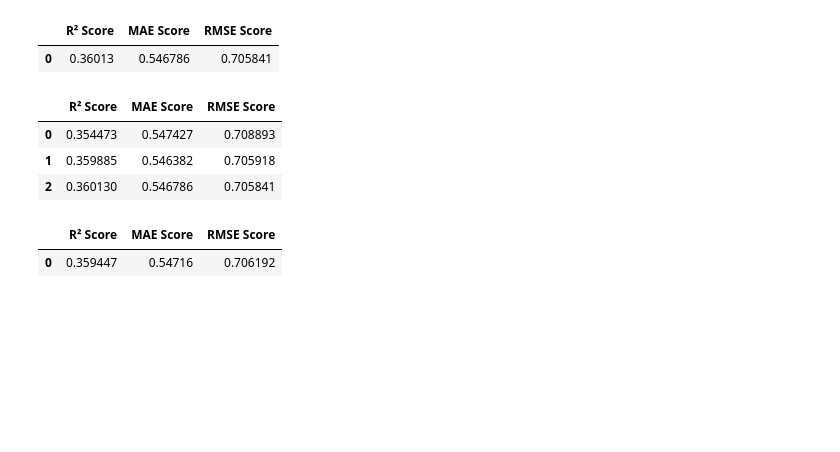
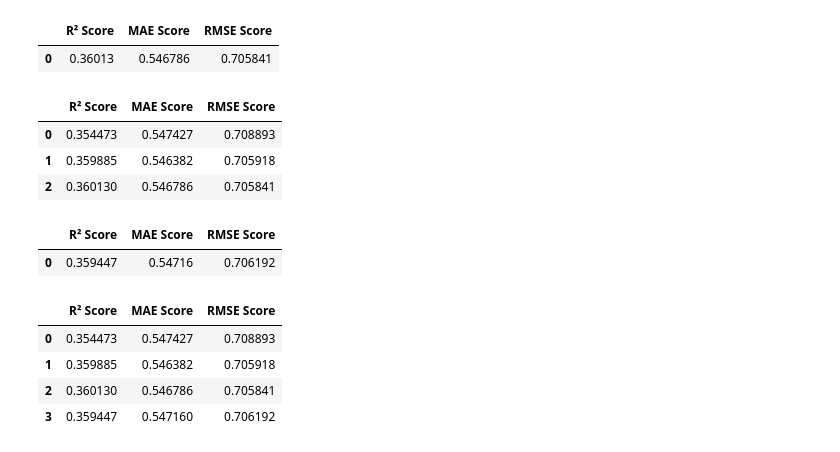
Before and after one commit to Dev-Flurssy/data-science-lab, a Jupyter notebook: Wine Quality/Notebooks/feature-selection.ipynb, the cells around one changed output. Cells and saved outputs as stored; diff of their text form; code cells hidden in the pictures; blank space fills up the shorter version.

Commit message:
Add baseline and new feature engineered result table

```diff
--- a/Wine Quality/Notebooks/feature-selection.ipynb
+++ b/Wine Quality/Notebooks/feature-selection.ipynb
@@ -391,3 +391,14 @@ cvn_result3
 # %% [output]
 |  | R² Score | MAE Score | RMSE Score |
 | 0 | 0.359447 | 0.54716 | 0.706192 |
+# %%
+# comparing baseline and new feature engineered result tables
+
+comparison_table = pd.concat([bs_result, cvn_result, cvn_result2, cvn_result3], ignore_index=True)
+comparison_table
+# %% [output]
+|  | R² Score | MAE Score | RMSE Score |
+| 0 | 0.354473 | 0.547427 | 0.708893 |
+| 1 | 0.359885 | 0.546382 | 0.705918 |
+| 2 | 0.360130 | 0.546786 | 0.705841 |
+| 3 | 0.359447 | 0.547160 | 0.706192 |
```
Also changed, not shown: parts of 1 cell of this notebook.
